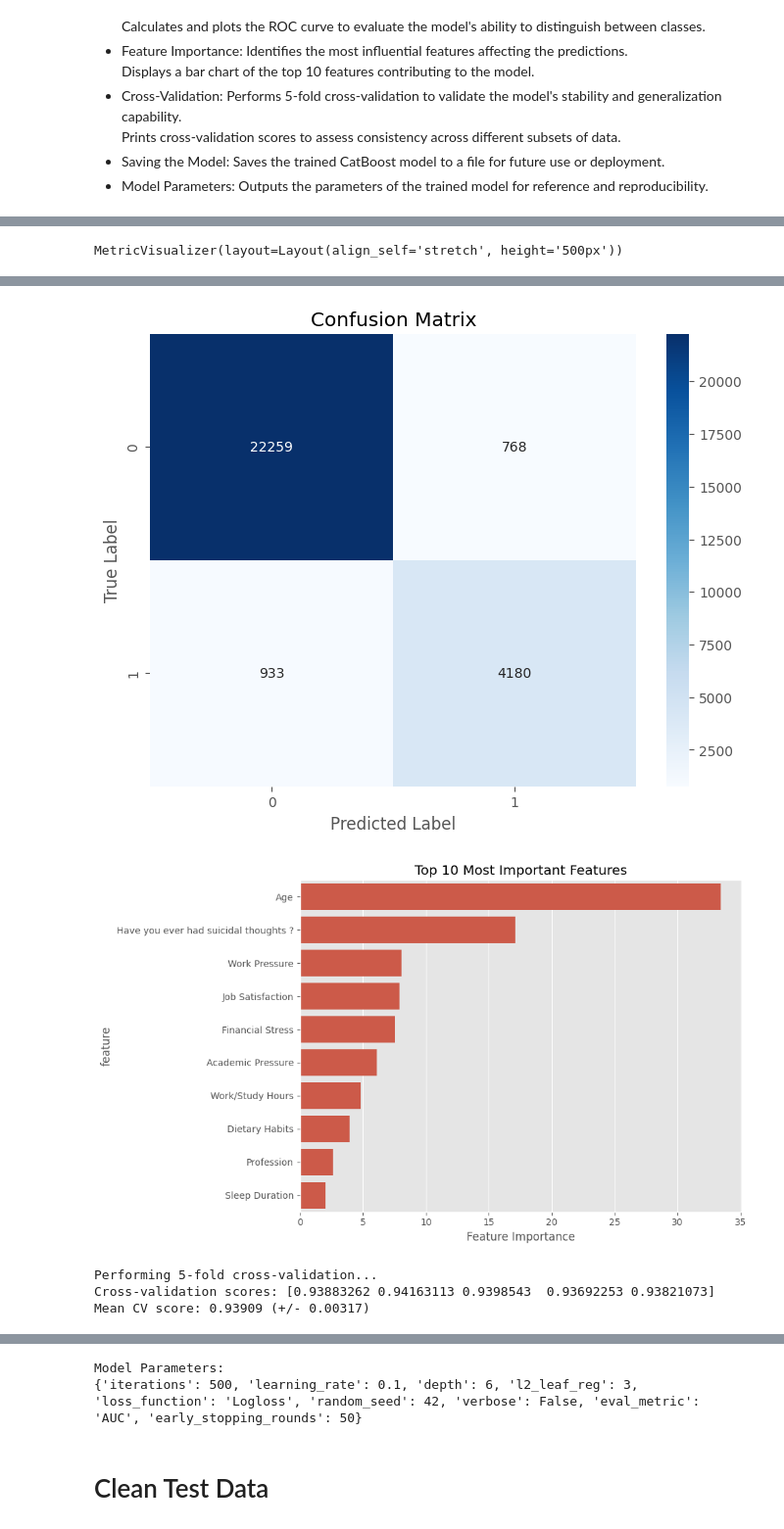
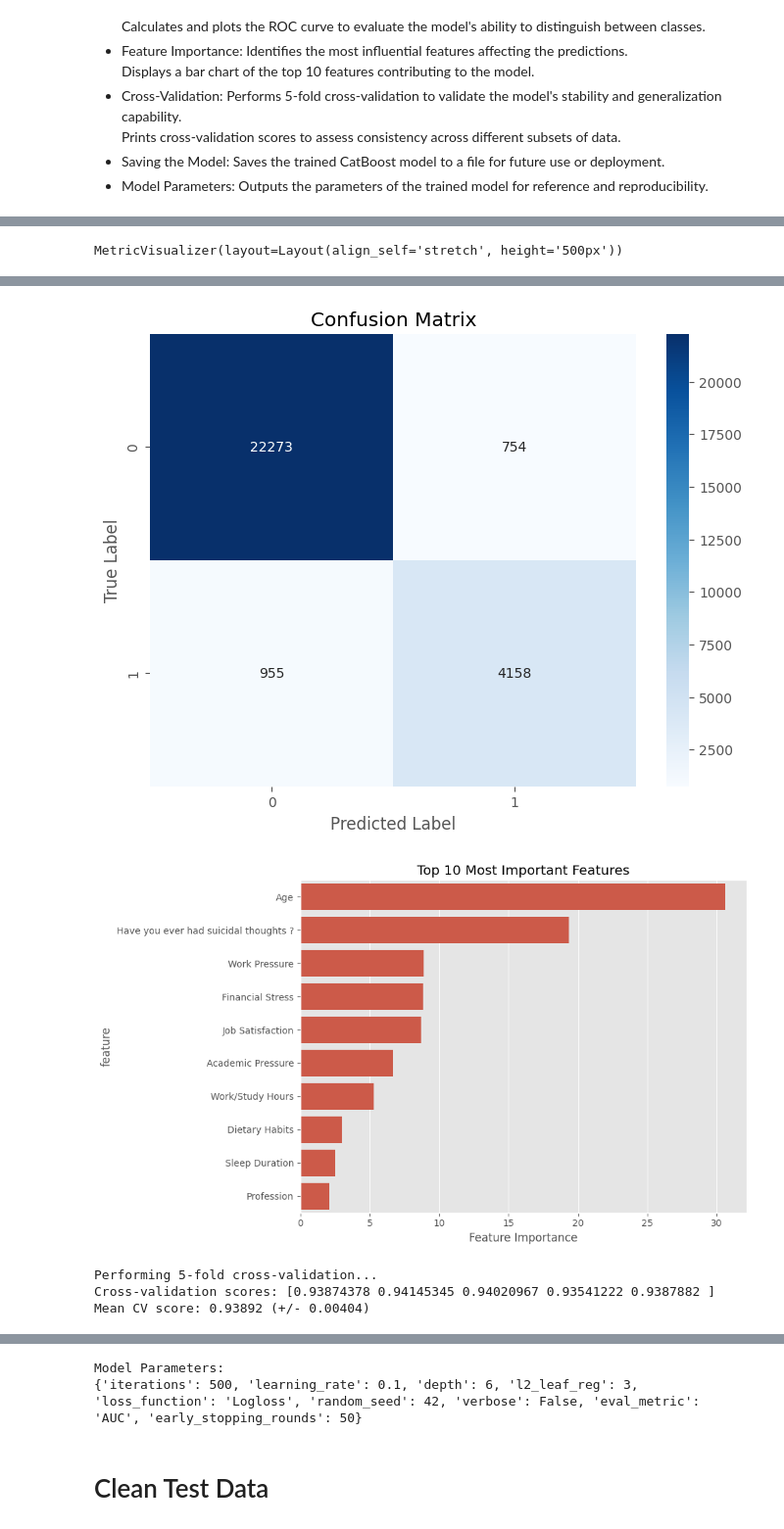
Before and after one commit to sa-diq/mental-health-prediction, a Jupyter notebook: notebooks/mental-health-prediction.ipynb, the cells around one changed output, grey strips where cells are left out. Shown at 98% size. Drawn from its saved outputs; the diff is of its cells as text; code cells hidden in the pictures.

```diff
--- a/notebooks/mental-health-prediction.ipynb
+++ b/notebooks/mental-health-prediction.ipynb
@@ -739,14 +739,13 @@ def prepare_data_for_ml(df):
     df = df.copy()
 
     # 1. Remove unnecessary columns
-    column_to_drop = ['id']
+    column_to_drop = ['id','Name']
     df = df.drop(columns=column_to_drop)
 
     # 2. Handle categorical variables
     # Initialize label encoders for categorical columns
     label_encoders = {}
     categorical_columns = [
-        'Name',
         'Gender',
         'City',
         'Working Professional or Student',
@@ -1064,6 +1063,8 @@ plt.title('Receiver Operating Characteristic (ROC) Curve')
 plt.legend(loc="lower right")
 plt.show()
 
+# Save the model
+model.save_model('catboost_model.cbm')
 
 # Print model parameters
 print("\nModel Parameters:")
@@ -1085,8 +1086,8 @@ weighted avg    0.93888   0.93955   0.93916     28140
 [figure]
-[figure, old version]
+[figure, new version]
 Performing 5-fold cross-validation...
-Cross-validation scores: [0.93883262 0.94163113 0.9398543  0.93692253 0.93821073]
-Mean CV score: 0.93909 (+/- 0.00317)
+Cross-validation scores: [0.93874378 0.94145345 0.94020967 0.93541222 0.9387882 ]
+Mean CV score: 0.93892 (+/- 0.00404)
 [figure]
 Model Parameters:
 {'iterations': 500, 'learning_rate': 0.1, 'depth': 6, 'l2_leaf_reg': 3, 'loss_function': 'Logloss', 'random_seed': 42, 'verbose': False, 'eval_metric': 'AUC', 'early_stopping_rounds': 50}
```
Also changed, not shown: parts of 8 cells of this notebook, 21 other files.
